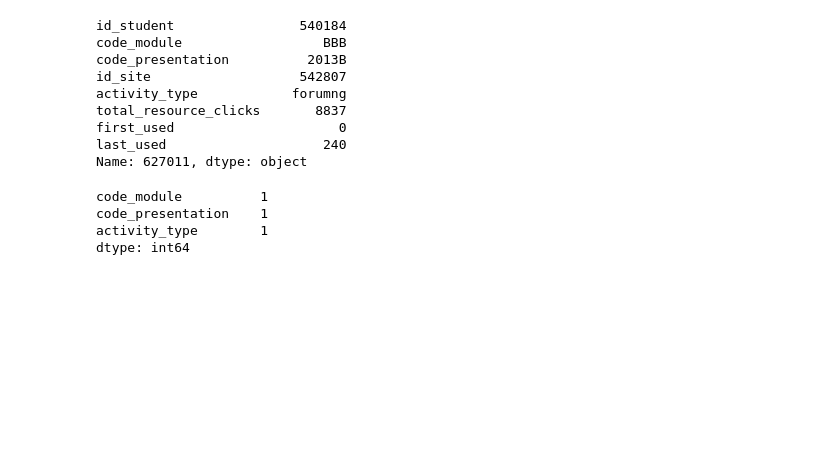
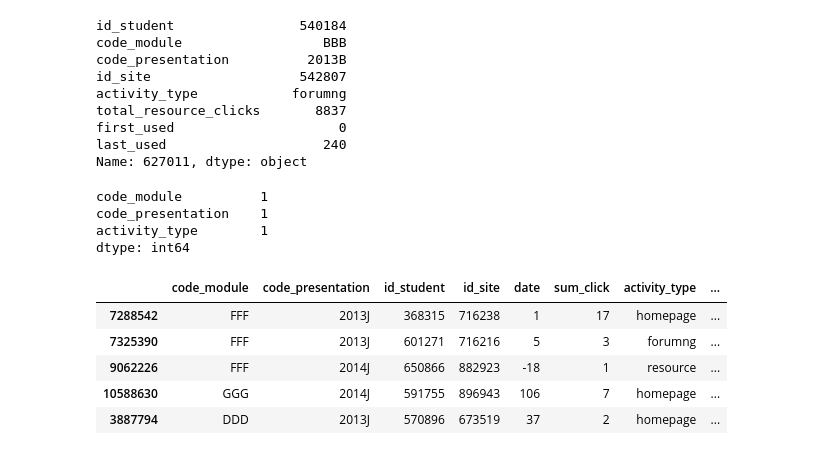
Before and after one commit to lulwaM/fp-hybrid-educational-recommender, a Jupyter notebook: notebooks/data_preprocessing.ipynb, the cells around one changed output. Saved outputs shown, nothing was run; the diff lists cells and outputs as text; code cells hidden in the pictures; blank space fills up the shorter version.

```diff
--- a/notebooks/data_preprocessing.ipynb
+++ b/notebooks/data_preprocessing.ipynb
@@ -733,3 +733,13 @@ code_module          1
 code_presentation    1
 activity_type        1
 dtype: int64
+# %%
+#looking at values for temporal splitting (evaluation)
+merged_data["vle_data"].sample(5)
+# %% [output]
+|  | code_module | code_presentation | id_student | id_site | date | sum_click | activity_type | ... |
+| 7288542 | FFF | 2013J | 368315 | 716238 | 1 | 17 | homepage | ... |
+| 7325390 | FFF | 2013J | 601271 | 716216 | 5 | 3 | forumng | ... |
+| 9062226 | FFF | 2014J | 650866 | 882923 | -18 | 1 | resource | ... |
+| 10588630 | GGG | 2014J | 591755 | 896943 | 106 | 7 | homepage | ... |
+| 3887794 | DDD | 2013J | 570896 | 673519 | 37 | 2 | homepage | ... |
```
Also changed, not shown: parts of 6 cells of this notebook, 5 other files.
